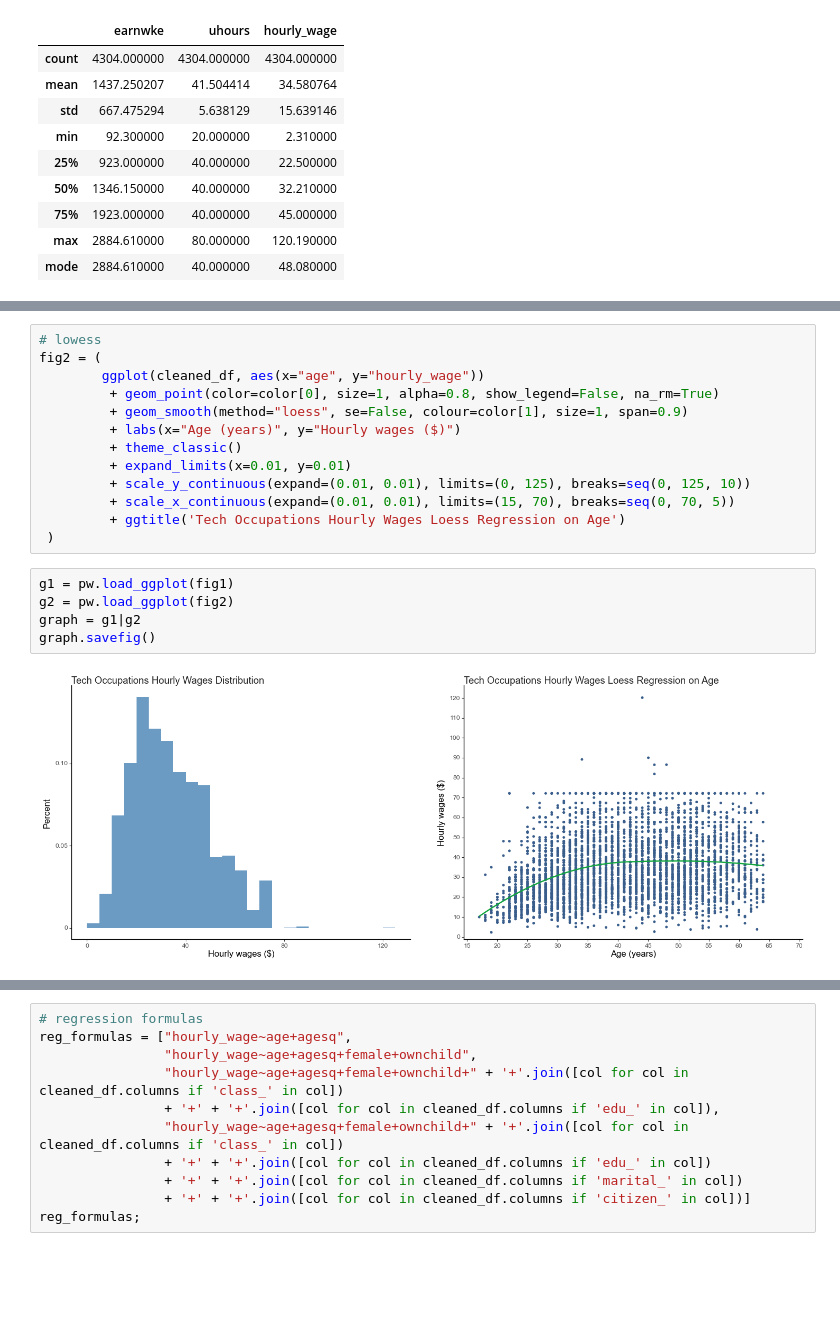
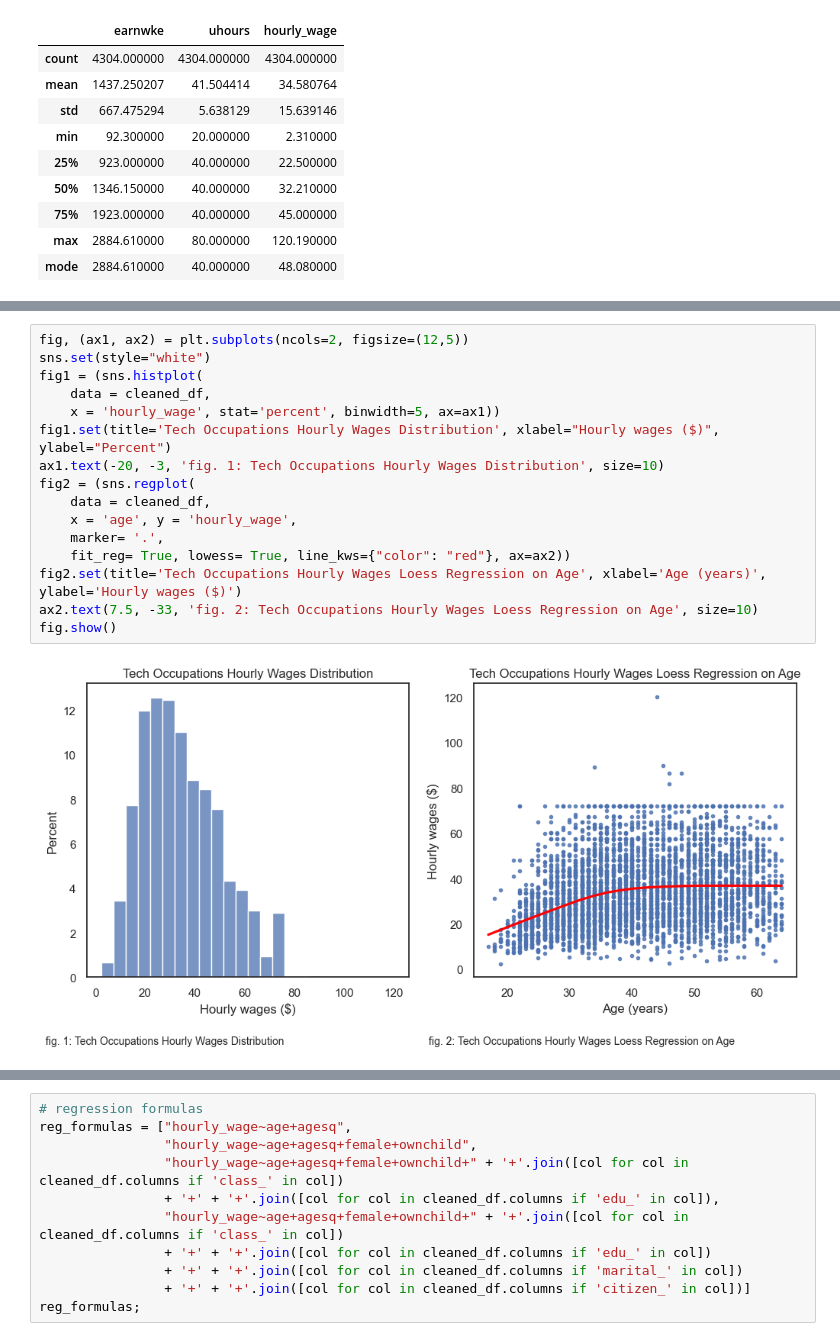
Before and after one commit to viethngn/Data_Analysis_3_ECBS5171, a Jupyter notebook: assignment1/assignment1_viethngn.ipynb, the cells around one changed output, grey strips where cells are left out. Drawn from its saved outputs; the diff is of its cells as text; blank space fills up the shorter version.

Commit message:
Change plotting to seaborn instead

```diff
--- a/assignment1/assignment1_viethngn.ipynb
+++ b/assignment1/assignment1_viethngn.ipynb
@@ -125,22 +111,20 @@ fig1 = (
-# %%
-# lowess
-fig2 = (
-        ggplot(cleaned_df, aes(x="age", y="hourly_wage"))
-         + geom_point(color=color[0], size=1, alpha=0.8, show_legend=False, na_rm=True)
-         + geom_smooth(method="loess", se=False, colour=color[1], size=1, span=0.9)
-         + labs(x="Age (years)", y="Hourly wages ($)")
-         + theme_classic()
-         + expand_limits(x=0.01, y=0.01)
-         + scale_y_continuous(expand=(0.01, 0.01), limits=(0, 125), breaks=seq(0, 125, 10))
-         + scale_x_continuous(expand=(0.01, 0.01), limits=(15, 70), breaks=seq(0, 70, 5))
-         + ggtitle('Tech Occupations Hourly Wages Loess Regression on Age')
- )
-# %%
-g1 = pw.load_ggplot(fig1)
-g2 = pw.load_ggplot(fig2)
-graph = g1|g2
-graph.savefig()
-# %% [output]
-[figure, removed]
+# %%
+fig, (ax1, ax2) = plt.subplots(ncols=2, figsize=(12,5))
+sns.set(style="white")
+fig1 = (sns.histplot(
+    data = cleaned_df,
+    x = 'hourly_wage', stat='percent', binwidth=5, ax=ax1))
+fig1.set(title='Tech Occupations Hourly Wages Distribution', xlabel="Hourly wages ($)", ylabel="Percent")
+ax1.text(-20, -3, 'fig. 1: Tech Occupations Hourly Wages Distribution', size=10)
+fig2 = (sns.regplot(
+    data = cleaned_df,
+    x = 'age', y = 'hourly_wage',
+    marker= '.',
+    fit_reg= True, lowess= True, line_kws={"color": "red"}, ax=ax2))
+fig2.set(title='Tech Occupations Hourly Wages Loess Regression on Age', xlabel='Age (years)', ylabel='Hourly wages ($)')
+ax2.text(7.5, -33, 'fig. 2: Tech Occupations Hourly Wages Loess Regression on Age', size=10)
+fig.show()
+# %% [output]
+[figure, added]
 # %%
 ### Cross validate OLS with combining sklearn k-fold cross validation and statsmodels ols formula
```
Also changed, not shown: parts of 5 cells of this notebook.
